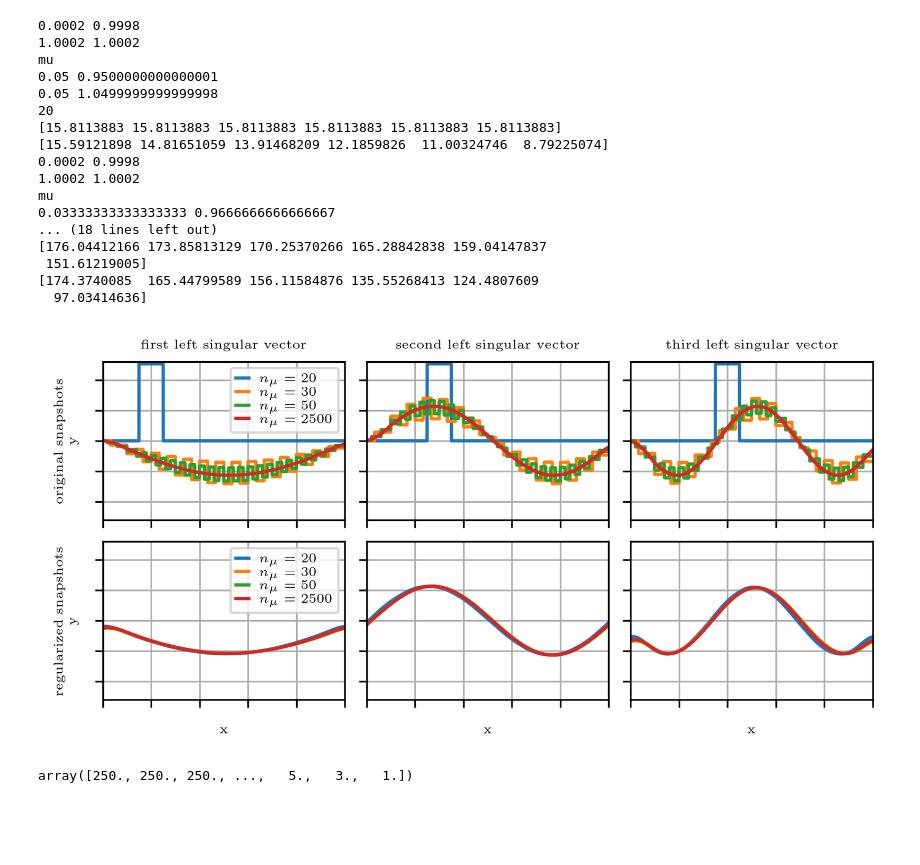
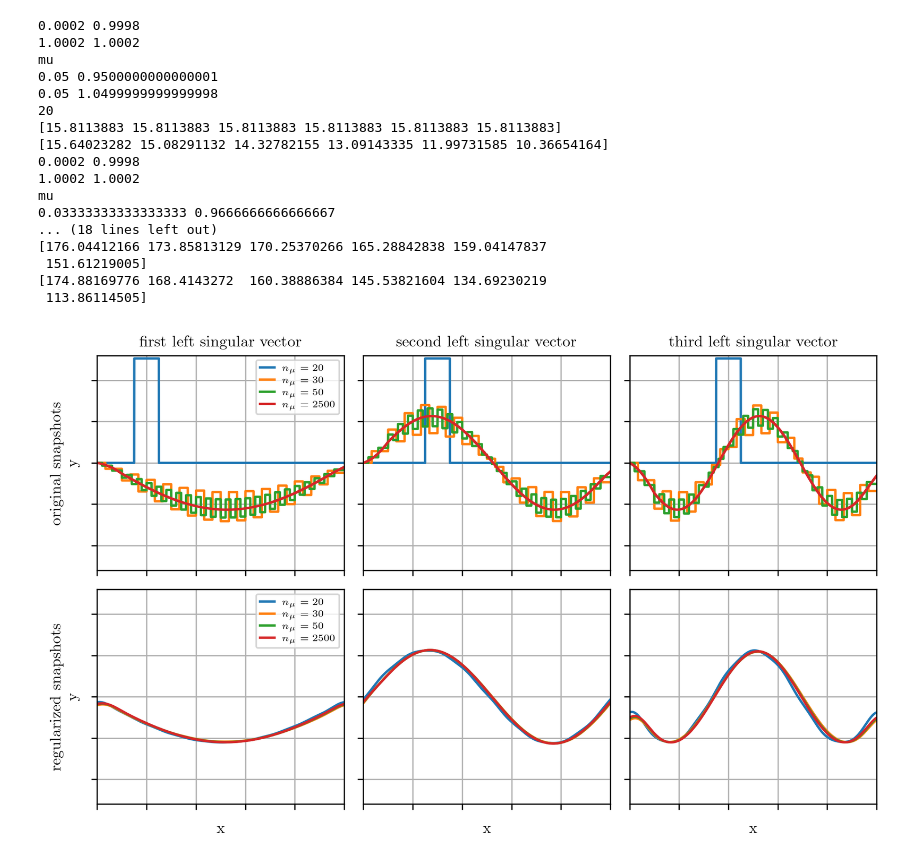
Before and after one commit to flabowski/POD-ROM-and-gaussian-convolution, a Jupyter notebook: notebooks/2_left_SV.ipynb, the cells around one changed output. Cells and saved outputs as stored; diff of their text form; code cells hidden in the pictures; blank space fills up the shorter version.

```diff
--- a/notebooks/2_left_SV.ipynb
+++ b/notebooks/2_left_SV.ipynb
@@ -49,0 +45,10 @@ def rect_pulse_sin(x, mu, w=0.075+1e-6):
+# %%
+def small_saw_tooth(x, mu):
+    return saw_tooth(x, mu, w=1/45)
+
+
+def small_rectangular_pulse(x, mu):
+    return rectangular_pulse(x, mu, w=0.01)
+
+def orig_pulse(x, mu):
+    return rectangular_pulse(x, mu, w=0.075)
@@ -58,7 +298,8 @@ sigma = 0.05
 mode = "constant"
 rank = 10
 dx = 1/m
-pth = "C:/Users/florianma/OneDrive - Institutt for Energiteknikk/Documents/convolution_paper/"
+#pth = "C:/Users/florianma/OneDrive - Institutt for Energiteknikk/Documents/convolution_paper/"
+pth = "../Plots/"
 
 
 X_train = np.empty((m, len(mu_train)))
@@ -94,10 +335,10 @@ n1 = int(0.05*m)
 ma1 = np.ones(n1,)/n1
 
 for j, mu_j in enumerate(mu_train):
-    y = pulse(x, mu_j, w=0.075-1e-6)
+    y = rectangular_pulse(x, mu_j, w=0.075-1e-6, periodic=False)
     X_train[:, j] = y
     X_train_s1[:, j] = gaussian_filter(y, sigma=0.005/dx, truncate=12, mode="wrap")
-    X_train_s2[:, j] = gaussian_filter(y, sigma=0.01/dx, truncate=12, mode="wrap")
+    X_train_s2[:, j] = gaussian_filter(y, sigma=0.02/dx, truncate=12, mode="wrap")
     X_train_s3[:, j] = np.convolve(y, ma1, mode="same")
 
 U1, S1, VT = np.linalg.svd(X_train, False)
@@ -110,11 +351,11 @@ delta_N3 = delta_n_width(S3, m, n)
 delta_N4 = delta_n_width(S4, m, n)
 # %%
 nss = 0
-fig, ax = plt.subplots(figsize=(page_width_in/2, page_width_in/3))
+fig, ax = plt.subplots()
 ax.plot(x, X_train[:, nss], "C0-", label="rectangular pulse")
 ax.plot(x, X_train_s3[:, nss], "C3-", label="moving average smoothing")
-ax.plot(x, X_train_s1[:, nss], "C1-", label="smoothed, $\sigma=0.005$")
-ax.plot(x, X_train_s2[:, nss], "C2-", label="smoothed, $\sigma=0.01$")
+ax.plot(x, X_train_s1[:, nss], "C1-", label=r"smoothed, $\sigma=0.005$")
+ax.plot(x, X_train_s2[:, nss], "C2-", label=r"smoothed, $\sigma=0.02$")
 plt.grid(which="minor")
 plt.grid(which="major")
 ax.set_xlim([0.0, .5])
@@ -130,11 +371,11 @@ fig, ax = plt.subplots()
 plt.plot(delta_N1 / (1/np.pi*np.arange(len(S1))**(-1/2)), ".")
 plt.show()
 
-fig, ax = plt.subplots(figsize=(page_width_in/2, page_width_in/3))
+fig, ax = plt.subplots()
 ax.plot(delta_N1, "C0-", ms=1, label="rectangular pulse")
 ax.plot(delta_N4, "C3-", ms=1, label="moving average smoothing")
-ax.plot(delta_N2, "C1-", ms=1, label="smoothed, $\sigma=0.005$")
-ax.plot(delta_N3, "C2-", ms=1, label="smoothed, $\sigma=0.01$")
+ax.plot(delta_N2, "C1-", ms=1, label=r"smoothed, $\sigma=0.005$")
+ax.plot(delta_N3, "C2-", ms=1, label=r"smoothed, $\sigma=0.02$")
 # ax.plot(1/np.pi*np.arange(len(S))**(-1/2), "k--")
 ax.set_yscale('log')
 ax.set_xlim([0, len(S1)])
@@ -142,7 +383,7 @@ ax.set_ylim([1e-16, 1])
 plt.grid(which="minor")
 plt.grid(which="major")
 ax.set_xlabel("$N$")
-ax.set_ylabel("$\delta_N$")
+ax.set_ylabel(r"$\delta_N$")
 plt.legend()
 plt.tight_layout()
 plt.savefig(pth+"Pulse_smoothing_deltaN.pdf")
@@ -168,7 +409,7 @@ plt.show()
 # %%
 # m = 600
 HWS = False
-fig, axs = plt.subplots(2, 3, figsize=(page_width_in, page_width_in/2))
+fig, axs = plt.subplots(2, 3, figsize=full_width_figure)
 i = 0
 for n in [20, 30, 50, m]:
     x = np.linspace(0, 1, m, endpoint=False) + 1/2*(1/m)
@@ -183,8 +424,8 @@ for n in [20, 30, 50, m]:
     X = np.zeros((m, n//2))
     Xs = np.zeros((m, n//2))
     for j, mu_j in enumerate(mu):
-        y = pulse(x, mu_j, w=0.1-1e-6)
-        Xs[:, j] = gaussian_filter(y, sigma=0.05/dx, truncate=12, mode="wrap")  # 0.05 or 0.005
+        y = rectangular_pulse(x, mu_j, w=0.1-1e-6, periodic=False)
+        Xs[:, j] = gaussian_filter(y, sigma=0.04/dx, truncate=12, mode="wrap")  # 0.05 or 0.005
         X[:, j] = y
 
     dx = 1/m
@@ -196,8 +437,8 @@ for n in [20, 30, 50, m]:
     Ug[:, np.mean(Ug[m//2:, :], axis=0)>=0] *= -1
     Us[:, np.mean(Us[m//2:, :], axis=0)>=0] *= -1
     for j in range(3):
-        axs[0, j].plot(x, Ug[:, j], "C"+str(i)+"-", ms=1, label="$n_{\mu}=%i$"%n)
-        axs[1, j].plot(x, Us[:, j], "C"+str(i)+"-", ms=1, label="$n_{\mu}=%i$"%n)
+        axs[0, j].plot(x, Ug[:, j], "C"+str(i)+"-", ms=1, label=r"$n_{\mu}=%i$"%n)
+        axs[1, j].plot(x, Us[:, j], "C"+str(i)+"-", ms=1, label=r"$n_{\mu}=%i$"%n)
     i += 1
 for i, ax in enumerate(axs.ravel()):
     #ax.set_xticks(np.linspace(-1., 1., 21, endpoint=True), minor=True)
@@ -208,40 +449,36 @@ for i, ax in enumerate(axs.ravel()):
     ax.grid(True, which='major', linestyle='-')
     ax.set_xlim(-0.0, 1.0)
     ax.set_ylim(-0.065, 0.065)
 axs[0, 0].legend()
 axs[1, 0].legend()
 
-axs[0, 0].set_ylabel("original snapshots \n y")
-axs[1, 0].set_ylabel("regularized snapshots \n y")
+axs[0, 0].set_ylabel(r"original snapshots \n y")
+axs[1, 0].set_ylabel(r"regularized snapshots \n y")
 axs[1, 0].set_xlabel("x")
 axs[1, 1].set_xlabel("x")
 axs[1, 2].set_xlabel("x")
 
 axs[0, 0].set_title("first left singular vector")
 axs[0, 1].set_title("second left singular vector")
 axs[0, 2].set_title("third left singular vector")
 plt.savefig(pth+"leftSV.pdf")
 plt.show()
 # %% [output]
 0.0002 0.9998
 1.0002 1.0002
 mu
 0.05 0.9500000000000001
 0.05 1.0499999999999998
 20
 [15.8113883 15.8113883 15.8113883 15.8113883 15.8113883 15.8113883]
-[15.59121898 14.81651059 13.91468209 12.1859826  11.00324746  8.79225074]
+[15.64023282 15.08291132 14.32782155 13.09143335 11.99731585 10.36654164]
 0.0002 0.9998
 1.0002 1.0002
 mu
 0.03333333333333333 0.9666666666666667
 ... (18 lines left out)
 [176.04412166 173.85813129 170.25370266 165.28842838 159.04147837
  151.61219005]
-[174.3740085  165.44799589 156.11584876 135.55268413 124.4807609
-  97.03414636]
+[174.88169776 168.4143272  160.38886384 145.53821604 134.69230219
+ 113.86114505]
-[figure, old version]
+[figure, new version]
-# %%
-np.sum(X, axis=0)
-# %% [output]
-array([250., 250., 250., ...,   5.,   3.,   1.])
```
Also changed, not shown: parts of 14 cells of this notebook, 3 other files.
